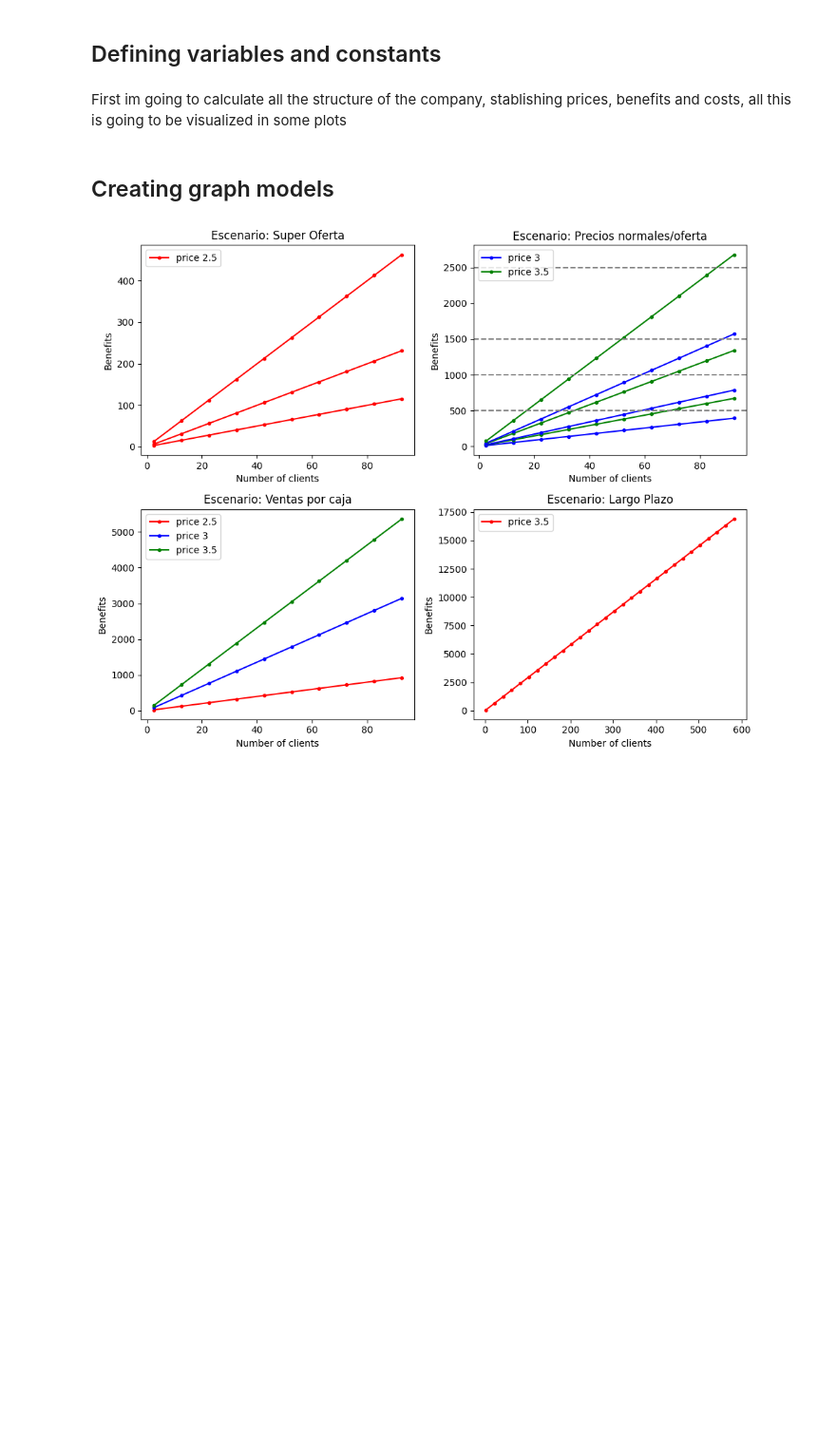
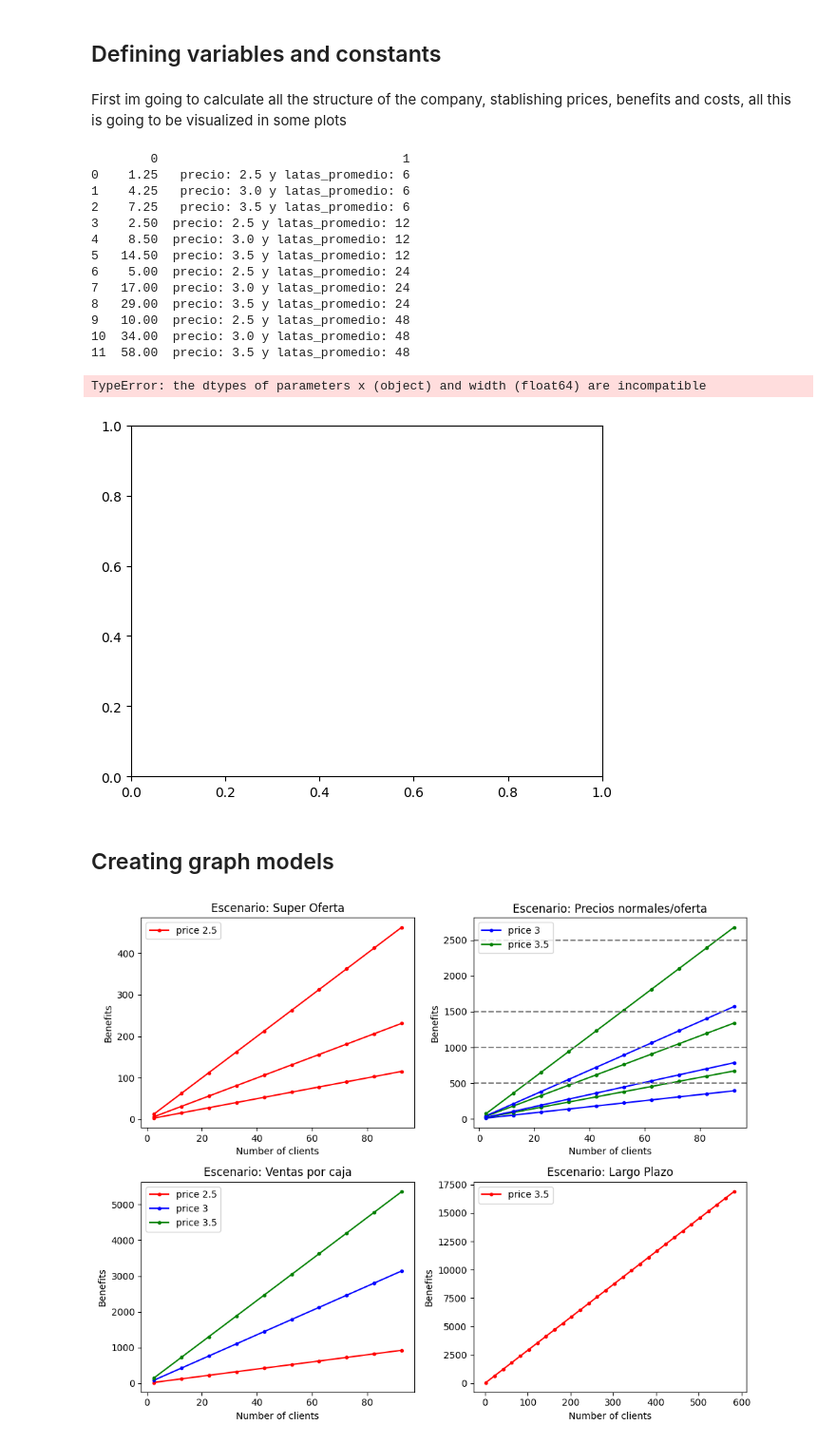
Before and after one commit to chopper210397/Lydemar, a Jupyter notebook: eda_lima_business_case.ipynb, the cells around one changed output. Shown: that part at 95% size. Cells and saved outputs as stored; diff of their text form; code cells hidden in the pictures; blank space fills up the shorter version.

Commit message:
bar plot added

```diff
--- a/eda_lima_business_case.ipynb
+++ b/eda_lima_business_case.ipynb
@@ -12,23 +12,72 @@ First im going to calculate all the structure of the company, stablishing prices
 # %%
 # price of the standard can fish (filete de caballa lydemar)
 prices = np.array([2.5 , 3 , 3.5])
 
 # costos
 box_cost = 110
 cans_per_box = 48
 can_cost = box_cost / cans_per_box
+
 
 # cans ordered per person
 number_cans = np.array([6 , 12 , 24 , 48])
 
 # defining business functions
 # benefit function includes different scenarios for prices and number_cans
 def benefit(x , y , z):
     return ( (prices[y] - can_cost) * number_cans[z] ) * x
 
 
 
 number_clients = np.arange(prices[0], 100 , 10)
+
+def numb_cli(x):
+    return np.arange(prices[0], x , x )
+
+d = []
+for x in range(len(number_cans)):
+    for i in range(len(prices)) :
+        d.append(
+            [benefit( 1, i, x ) , 'precio: ' + str(prices[i]) + ' y latas: '+str(number_cans[x])]
+            )
+
+d=pd.DataFrame(d)
+print(d)
+plt.bar(d,d)
+
+# plt.plot(1 ,benefit(1, 0 ,0), marker='.')
+# plt.plot(1 ,benefit(1, 1 ,0), marker='.')
+# plt.plot(1 ,benefit(1, 2 ,0), marker='.')
+
+# plt.plot(1 ,benefit(1, 0 ,1), marker='.')
+# plt.plot(1 ,benefit(1, 1 ,1), marker='.')
+# plt.plot(1 ,benefit(1, 2 ,1), marker='.')
+
+# plt.plot(1 ,benefit(1, 0 ,2), marker='.')
+# plt.plot(1 ,benefit(1, 1 ,2), marker='.')
+# plt.plot(1 ,benefit(1, 2 ,2), marker='.')
+
+# plt.plot(1 ,benefit(1, 0 ,3), marker='.')
+# plt.plot(1 ,benefit(1, 1 ,3), marker='.')
+# plt.plot(1 ,benefit(1, 2 ,3), marker='.')
+
+# plt.show()
+# %% [output]
+        0                                 1
+0    1.25   precio: 2.5 y latas_promedio: 6
+1    4.25   precio: 3.0 y latas_promedio: 6
+2    7.25   precio: 3.5 y latas_promedio: 6
+3    2.50  precio: 2.5 y latas_promedio: 12
+4    8.50  precio: 3.0 y latas_promedio: 12
+5   14.50  precio: 3.5 y latas_promedio: 12
+6    5.00  precio: 2.5 y latas_promedio: 24
+7   17.00  precio: 3.0 y latas_promedio: 24
+8   29.00  precio: 3.5 y latas_promedio: 24
+9   10.00  precio: 2.5 y latas_promedio: 48
+10  34.00  precio: 3.0 y latas_promedio: 48
+11  58.00  precio: 3.5 y latas_promedio: 48
+TypeError: the dtypes of parameters x (object) and width (float64) are incompatible
+[figure, added]
 # %% [markdown]
 ## Creating graph models
 # %%
```
Also changed, not shown: parts of 1 cell of this notebook.
